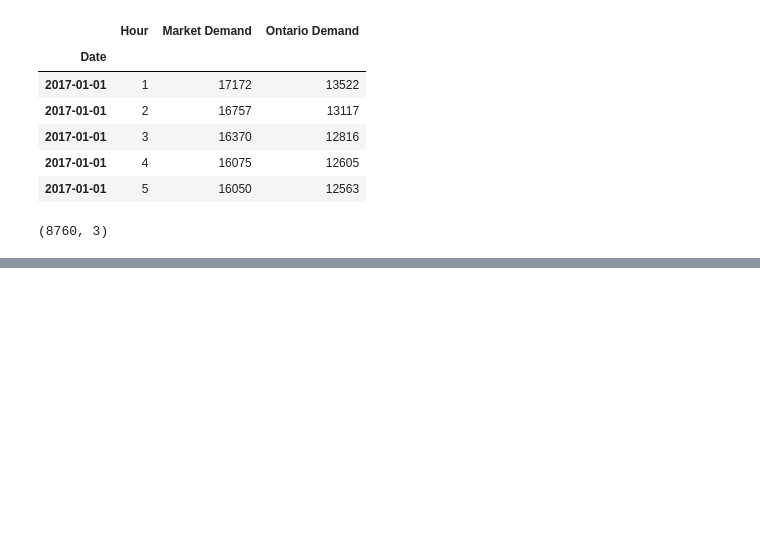
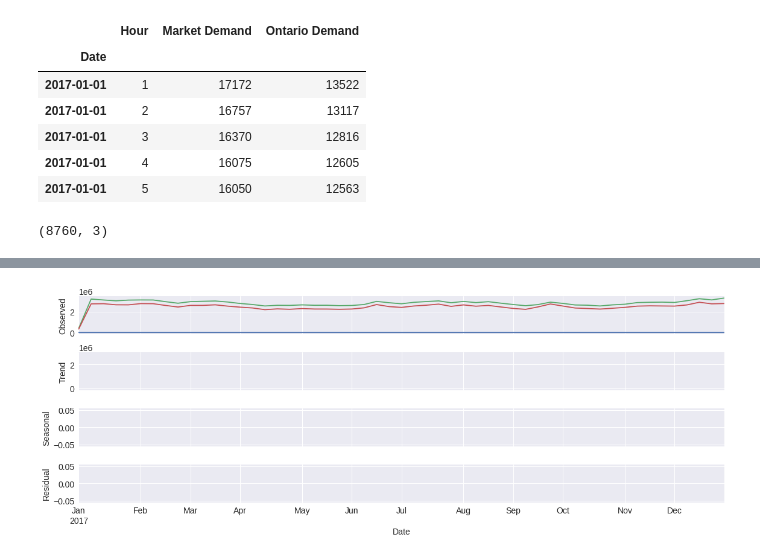
Before and after one commit to janosepah/ML_Project, a Jupyter notebook: Final_Project.ipynb, the cells around one changed output, grey strips where cells are left out. Drawn from its saved outputs; the diff is of its cells as text; code cells hidden in the pictures; blank space fills up the shorter version.

```diff
--- a/Final_Project.ipynb
+++ b/Final_Project.ipynb
@@ -55,0 +73,8 @@ daily_data['Ontario Demand'].plot();
+# %%
+weekly_data = Ontario_Demand.resample(rule='W').sum()
+decomposition = seasonal_decompose(weekly_data, model='additive') # Aggregate to weekly level
+
+fig = decomposition.plot()
+plt.show()
+# %% [output]
+[figure, added]
```
Also changed, not shown: parts of 4 cells of this notebook.
